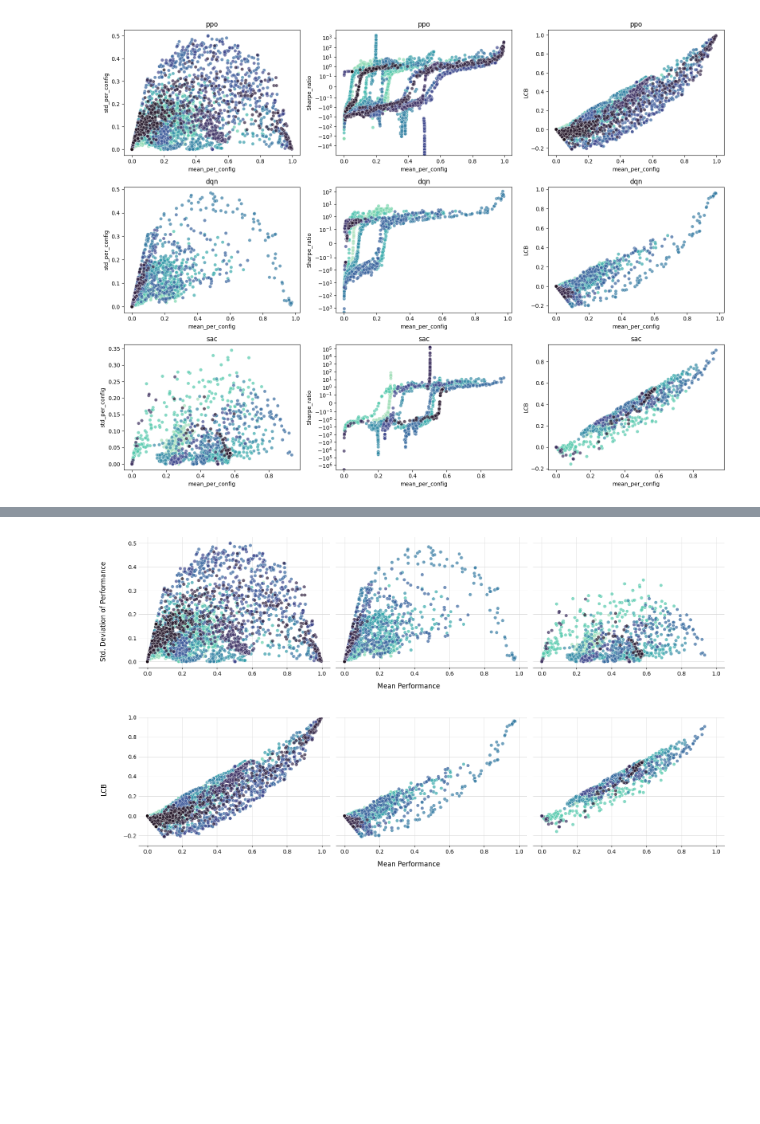
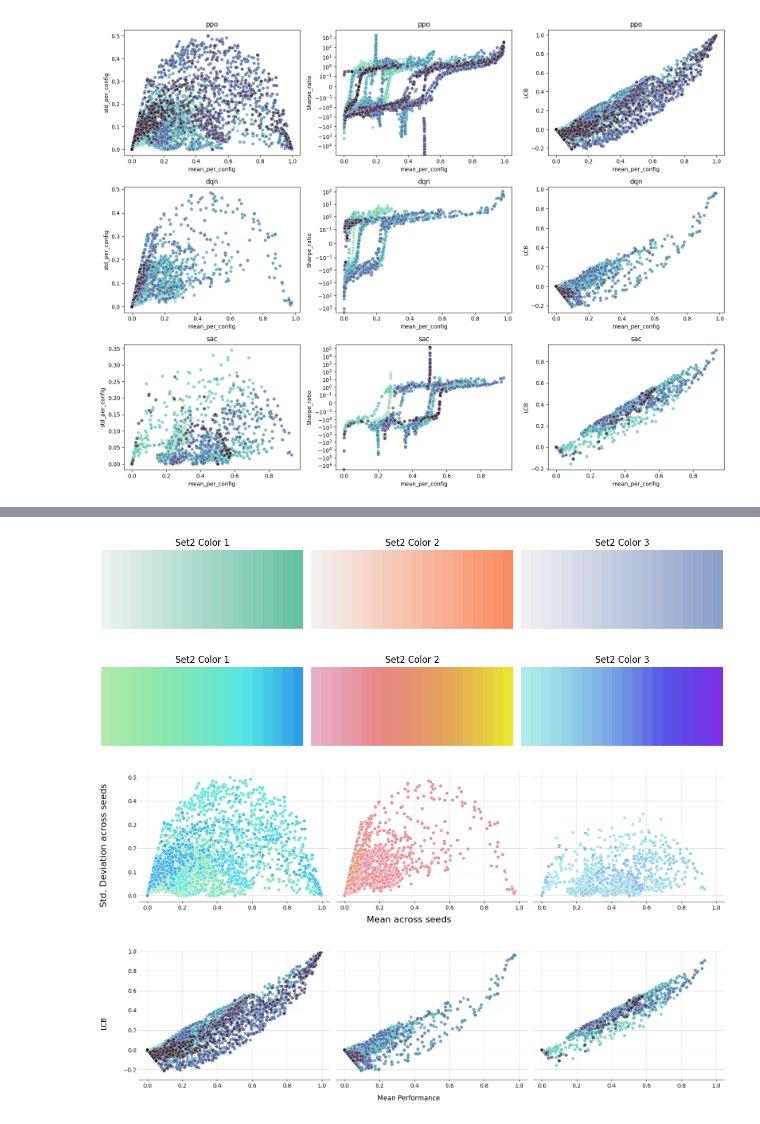
Before and after one commit to JFKleuker/arlbench_data_analysis, a Jupyter notebook: evals/02_AlgConsistency/02b_CrossSeeds/02b_1_VarianceMeanTradeoff.ipynb, the cells around one changed output, grey strips where cells are left out. Saved outputs shown, nothing was run; the diff lists cells and outputs as text; code cells hidden in the pictures; blank space fills up the shorter version.

```diff
--- a/evals/02_AlgConsistency/02b_CrossSeeds/02b_1_VarianceMeanTradeoff.ipynb
+++ b/evals/02_AlgConsistency/02b_CrossSeeds/02b_1_VarianceMeanTradeoff.ipynb
@@ -213,6 +225,64 @@ df
 
 
 #     axes[i].legend().set_visible(False)
+# %%
+import seaborn as sns
+import matplotlib.pyplot as plt
+import numpy as np
+
+# Get the first three colors from Set2
+base_colors = sns.color_palette("Set2")[:3]
+
+# Generate 20-color palettes around each base color
+palettes = []
+for color in base_colors:
+    pal = sns.light_palette(color, n_colors=20, input="rgb", reverse=False)
+    palettes.append(pal)
+
+# Show the palettes using imshow
+fig, axes = plt.subplots(1, 3, figsize=(12, 2))
+for i, pal in enumerate(palettes):
+    arr = np.array([pal])
+    axes[i].imshow(arr, aspect="auto")
+    axes[i].set_axis_off()
+    axes[i].set_title(f"Set2 Color {i+1}")
+plt.tight_layout()
+plt.show()
+# %% [output]
+[figure, added]
+# %%
+def creamy_palette_around(base_rgb, n_colors=20, h_range=0.12, s_range=(0.6, 0.8), l_range=(0.55, 0.8)):
+    import colorsys
+    import numpy as np
+    h, l, s = colorsys.rgb_to_hls(*base_rgb)
+    palette = []
+    for i in range(n_colors):
+        hue = (h + np.linspace(-h_range, h_range, n_colors)[i]) % 1.0
+        sat = np.linspace(s_range[0], s_range[1], n_colors)[i]
+        lig = np.linspace(l_range[0], l_range[1], n_colors)[::-1][i]
+        rgb = colorsys.hls_to_rgb(hue, lig, sat)
+        palette.append(rgb)
+    return palette
+
+base_colors = sns.color_palette("Set2")[:3]
+palettes = [creamy_palette_around(color, n_colors=20) for color in base_colors]
+
+fig, axes = plt.subplots(1, 3, figsize=(12, 2))
+for i, pal in enumerate(palettes):
+    arr = np.array([pal])
+    axes[i].imshow(arr, aspect="auto")
+    axes[i].set_axis_off()
+    axes[i].set_title(f"Set2 Color {i+1}")
+plt.tight_layout()
+plt.show()
+
+palette_dict = {
+    "ppo": palettes[0],
+    "dqn": palettes[1],
+    "sac": palettes[2]
+}
+# %% [output]
+[figure, added]
 # %%
 n_cols = 3
 algos = data["algorithm"].unique()
@@ -237,9 +307,12 @@ for i, alg in enumerate(algos):
         y="std_per_config",
         hue="env_name",
         ax=axes[i],
-        alpha=0.7,
-        palette=sns.color_palette("mako", n_colors=len(sub_data["env_name"].unique()))[::-1]
+        alpha=1.0,
+        # palette=sns.color_palette("mako", n_colors=len(sub_data["env_name"].unique()))[::-1]
+        palette = palette_dict[alg]
     )
+
+
 
     # axes[i].set_title(alg.upper())
 
@@ -247,36 +320,36 @@ for i, alg in enumerate(algos):
     axes[i].set_xlabel("")
     axes[i].set_ylabel("")
 
     # Set same limits
     axes[i].set_xlim(x_min - x_margin, x_max + x_margin)
     axes[i].set_ylim(y_min - y_margin, y_max + y_margin)
 
     # Horizontal and vertical grid lines in light grey
     axes[i].xaxis.grid(True, color='lightgrey', linestyle='-', linewidth=0.5)
     axes[i].yaxis.grid(True, color='lightgrey', linestyle='-', linewidth=0.5)
     axes[i].set_axisbelow(True)
 
     # Remove all spines except bottom
     axes[i].spines['top'].set_visible(False)
     axes[i].spines['right'].set_visible(False)
     axes[i].spines['left'].set_visible(False)
 
     # Remove y ticks but keep labels
     axes[i].tick_params(axis='y', length=0)
     axes[i].tick_params(axis='x', length=3)
 
     # Hide legend
     axes[i].legend().set_visible(False)
 
 # Joint labels
-fig.supylabel("Std. Deviation of Performance", fontsize=12)
-fig.supxlabel("Mean Performance", fontsize=12)
+fig.supylabel("Std. Deviation across seeds", fontsize=16)
+fig.supxlabel("Mean across seeds", fontsize=16)
 
 plt.tight_layout()
 plt.subplots_adjust(left=0.08, bottom=0.15)  # Make room for joint labels
 plt.savefig("_figures/mean_std_per_alg.pdf")
 # %% [output]
-[figure, old version]
+[figure, new version]
 # %%
 n_cols = 3
 algos = data["algorithm"].unique()
```
Also changed, not shown: parts of 1 cell of this notebook, 17 other files.
